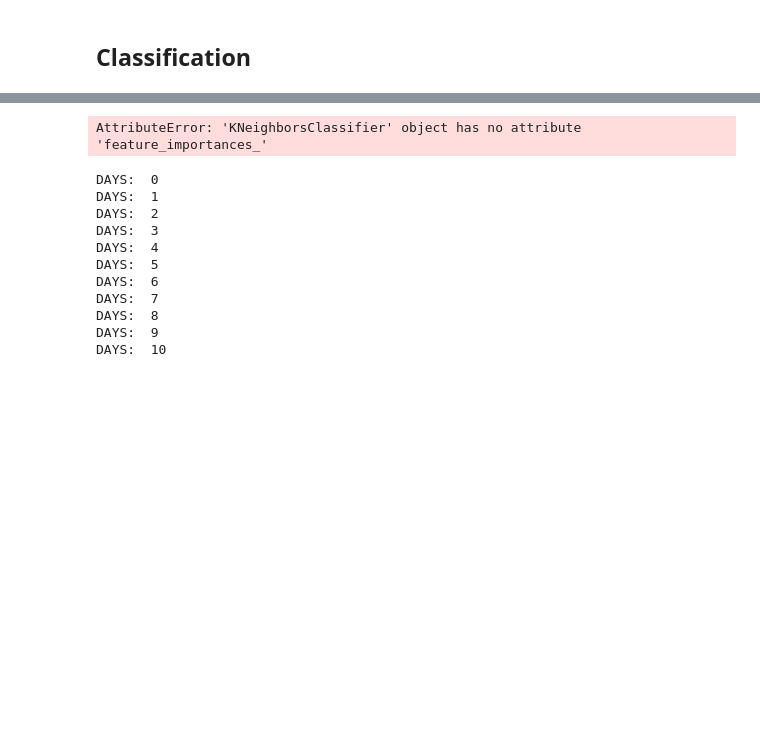
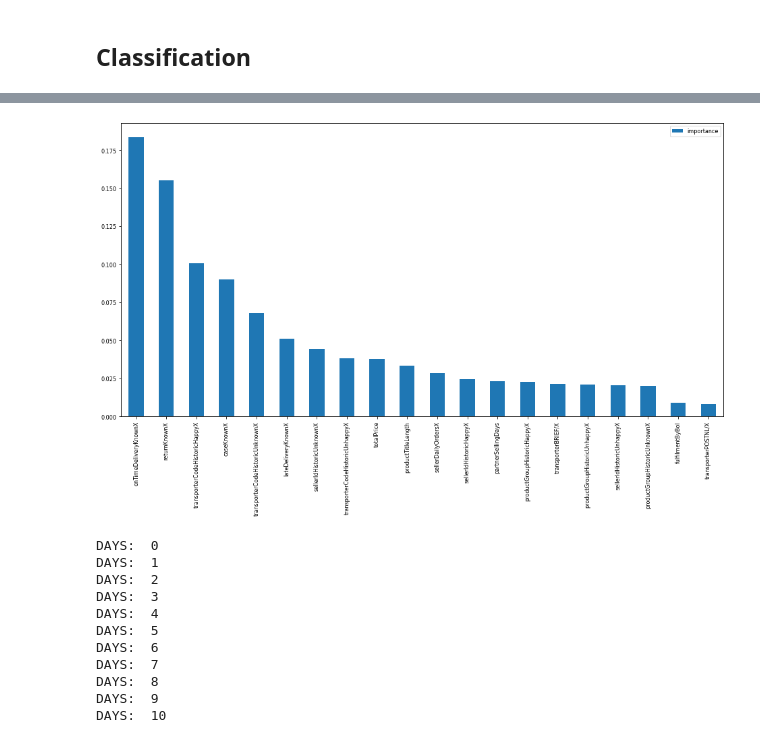
Before and after one commit to thomas-brink/CAT-HCOT, a Jupyter notebook: Seminar_Base_Classifiers.ipynb, the cells around one changed output, grey strips where cells are left out. Cells and saved outputs as stored; diff of their text form; code cells hidden in the pictures; blank space fills up the shorter version.

```diff
--- a/Seminar_Base_Classifiers.ipynb
+++ b/Seminar_Base_Classifiers.ipynb
@@ -335,7 +336,7 @@ CLASS = ['generalMatchClassification']
 # Create Sample
 # %%
 X_col = BASIC + WEEK + MONTH + YEAR + GROUP + TRANSPORTERX + KNOWNX + PRODUCTX + SELLERX + HISTORICX
-y_col = [CLASSIFICATION[0]]  # Match label prediction
+y_col = [CLASSIFICATION[1]]  # Match label prediction
 #Y_col = [CLASSIFICATION[2]]  # Binary classification
 
 #df_sample = df
@@ -356,6 +357,13 @@ def classificationPerformanceOverTime(df, DATE, X_col, y_col, DAYS, estimator, R
 
     RESULT = pd.DataFrame.from_dict(resultDic, orient = 'index')
     return(RESULT)
+# %%
+def featureSelection(X_train, y_train, X_test): # allow model to train from as input (currently RF) and allow type of selection as input and allow max_features
+    fs = SelectFromModel(RandomForestClassifier(n_estimators=50,random_state=0,class_weight='balanced'), max_features=30)
+    fs.fit(X_train, y_train)
+    X_train_fs = fs.transform(X_train)
+    X_test_fs = fs.transform(X_test)
+    return X_train_fs, X_test_fs, fs
 # %%
 tscv = TimeSeriesSplit(n_splits = 3)
 
@@ -363,16 +371,22 @@ accuracy = {}
 class_report = {}
 count = 1
 
-X, y = functions.dataX(df_sample, DATE, X_col, y_col, historic_variable, 0)
+X, y = functions.dataX(df_sample, DATE, X_col, y_col, historic_variable, 5)
 
 for train_index, test_index in tscv.split(X):
 
     X_train, X_test = X.iloc[train_index], X.iloc[test_index]
     y_train, y_test = y.iloc[train_index], y.iloc[test_index]
 
-    clf = DecisionTreeClassifier(random_state=0,
-                                 class_weight='balanced')
-    #clf = RandomForestClassifier(n_estimators=10,random_state=0,class_weight='balanced')
+    X_train_fs, X_test_fs, fs = featureSelection(X_train, y_train, X_test)
+    feature_indices = fs.get_support(indices=True)
+    X_col_fs = []
+    for j in range(len(feature_indices)):
+        X_col_fs.append(X_col[feature_indices[j]])
+
+    #clf = DecisionTreeClassifier(random_state=0,
+                                 #class_weight='balanced')
+    clf = RandomForestClassifier(n_estimators=10,random_state=0,class_weight='balanced')
     #clf = LogisticRegression(random_state=0,class_weight='balanced',fit_intercept=False,solver='liblinear')
     #clf = GradientBoostingClassifier(random_state=0)
     # clf = HistGradientBoostingClassifier(random_state=0)
@@ -381,9 +395,9 @@ for train_index, test_index in tscv.split(X):
     #clf = neighbors.KNeighborsClassifier(n_neighbors = 3)
     #clf = svm.SVC(random_state=0, kernel='linear', decision_function_shape = 'ovo')
 
-    clf = clf.fit(X_train,y_train)
+    clf = clf.fit(X_train_fs,y_train)
 
-    prediction = clf.predict(X_test)
+    prediction = clf.predict(X_test_fs)
 
     accuracy[count] = metrics.accuracy_score(y_test, prediction)
     class_report[count] = metrics.classification_report(y_test, prediction)
@@ -396,10 +432,10 @@ for item in class_report.values():
 # %%
 plt.rcParams.update({'font.size': 8})
-importanceDF = pd.DataFrame(clf.feature_importances_,index=X_col,columns=['importance']).sort_values('importance',ascending=False)
+importanceDF = pd.DataFrame(clf.feature_importances_,index=X_col_fs,columns=['importance']).sort_values('importance',ascending=False)
 importanceDF.plot.bar(figsize=(16,8))
 plt.show()
 # %% [output]
-AttributeError: 'KNeighborsClassifier' object has no attribute 'feature_importances_'
+[figure, added]
 # %%
 PREDICT_DAYS = 11
 REP = 3
```
Also changed, not shown: parts of 8 cells of this notebook.
